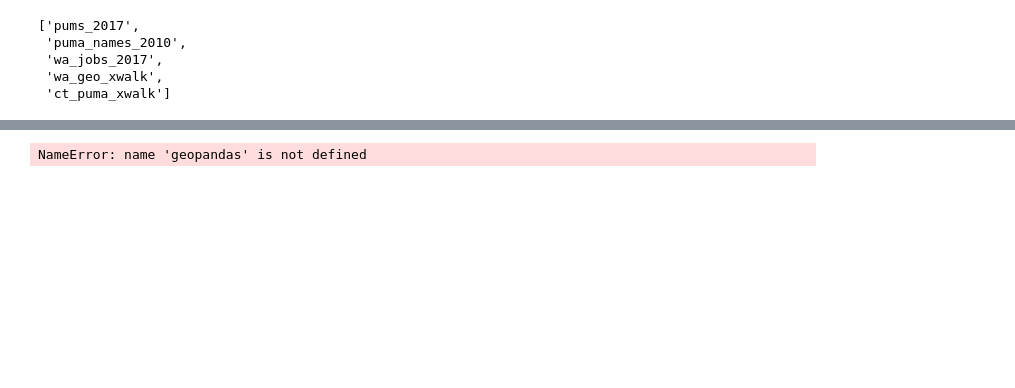
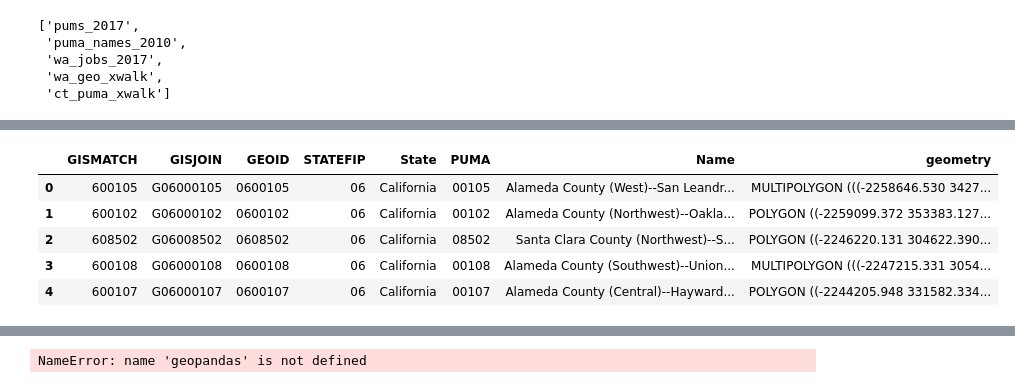
Before and after one commit to ghPRao/Opportunity-Youth, a Jupyter notebook: Paul.ipynb, the cells around one changed output, grey strips where cells are left out. Saved outputs shown, nothing was run; the diff lists cells and outputs as text; code cells hidden in the pictures; blank space fills up the shorter version.

```diff
--- a/Paul.ipynb
+++ b/Paul.ipynb
@@ -76,0 +71,9 @@ import matplotlib.pyplot as plt
+# %%
+gdf.head()
+# %% [output]
+|  | GISMATCH | GISJOIN | GEOID | STATEFIP | State | PUMA | Name | geometry |
+| 0 | 600105 | G06000105 | 0600105 | 06 | California | 00105 | Alameda County (West)--San Leandr... | MULTIPOLYGON (((-2258646.530 3427... |
+| 1 | 600102 | G06000102 | 0600102 | 06 | California | 00102 | Alameda County (Northwest)--Oakla... | POLYGON ((-2259099.372 353383.127... |
+| 2 | 608502 | G06008502 | 0608502 | 06 | California | 08502 | Santa Clara County (Northwest)--S... | POLYGON ((-2246220.131 304622.390... |
+| 3 | 600108 | G06000108 | 0600108 | 06 | California | 00108 | Alameda County (Southwest)--Union... | MULTIPOLYGON (((-2247215.331 3054... |
+| 4 | 600107 | G06000107 | 0600107 | 06 | California | 00107 | Alameda County (Central)--Hayward... | POLYGON ((-2244205.948 331582.334... |
```
Also changed, not shown: parts of 10 cells of this notebook.
